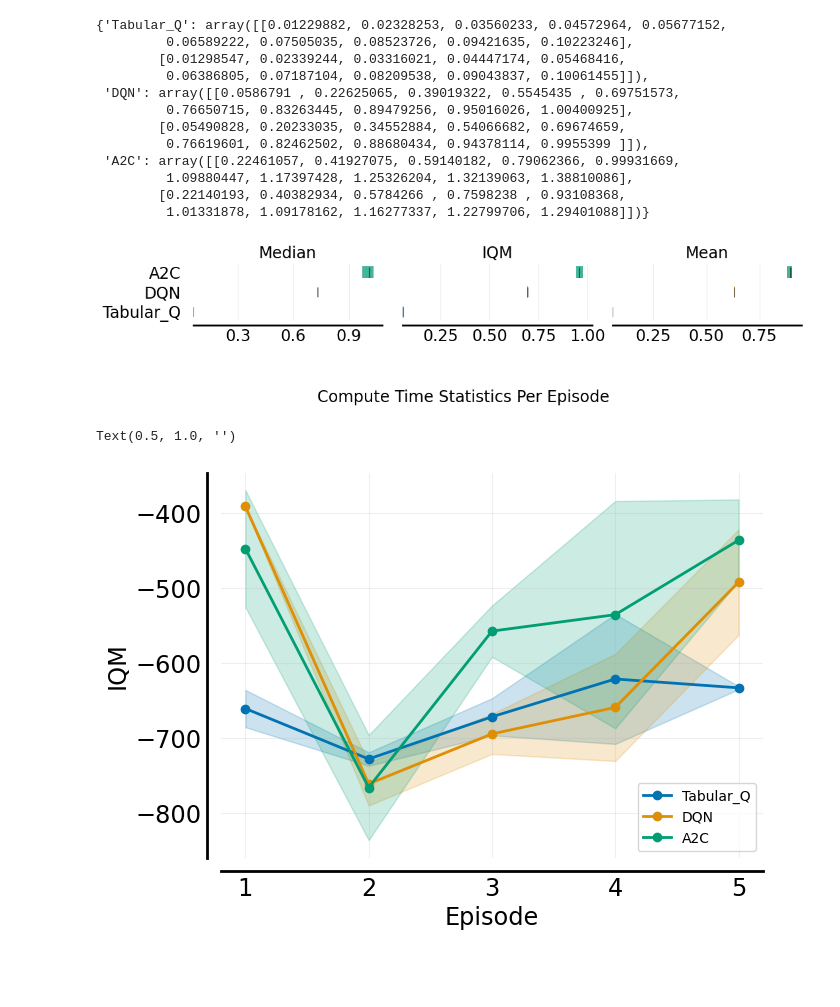
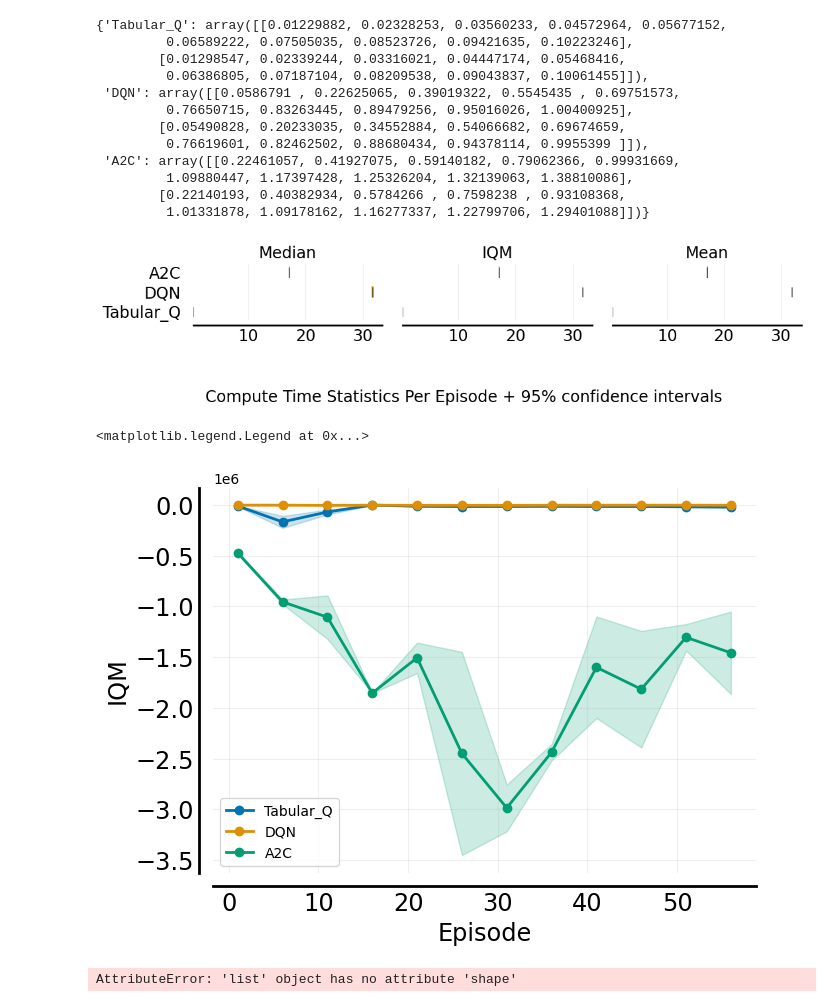
Before and after one commit to iftahtsdaka/iftah-eran-sdmrl, a Jupyter notebook: eran_temp_work/version_2/iftah-project.ipynb, the cells around one changed output. Cells and saved outputs as stored; diff of their text form; code cells hidden in the pictures; blank space fills up the shorter version.

```diff
--- a/eran_temp_work/version_2/iftah-project.ipynb
+++ b/eran_temp_work/version_2/iftah-project.ipynb
@@ -236,5 +65,5 @@ def make_a2c_env():
     return Monitor(env, filename='a2c')
 # %%
-env = make_tabular_env(obs_bins=10, act_bins=5)
-tabular_q_learning(env, total_episodes=100)
+env = make_tabular_env(time_buckets=10, water_buckets=10)
+Q, rewards = tabular_q_learning(env, total_episodes=100)
 # %% [output]
@@ -369,14 +201,16 @@ def run_tabular_q_learning(seed, optimal_params, total_timesteps=5000, n_eval_ep
     Returns: Average reward over evaluation episodes.
     """
     np.random.seed(seed)
-    env = make_tabular_env(obs_bins=optimal_params['obs_bins'], act_bins=optimal_params['act_bins'])
+    env = make_tabular_env(time_buckets=optimal_params['time_buckets'],
+                           water_buckets=optimal_params['water_buckets'],
+                           max_cycles=optimal_params['max_cycles'])
     # Set the environment seed (if supported by your environment)
     env.reset(seed=seed)
 
     # Run our previously defined Q-learning algorithm.
     Q, rewards_all = tabular_q_learning(env,
-                                total_episodes=total_timesteps // 100,
-                                learning_rate=optimal_params['learning_rate'],
+                                total_episodes=total_timesteps // (HOURS_IN_A_WEEK * optimal_params['max_cycles']),
+                                learning_rate=optimal_params['lr'],
                                 gamma=optimal_params['gamma'],
                                 epsilon=optimal_params['epsilon'],
                                 epsilon_decay=optimal_params['epsilon_decay'])
@@ -384,9 +218,11 @@ def run_tabular_q_learning(seed, optimal_params, total_timesteps=5000, n_eval_ep
     # Evaluate the learned Q-table:
     # Here we use a simple evaluation function: run a few episodes with a greedy policy.
     eval_rewards = []
-    num_eval_episodes = n_eval_episodes
-    for _ in range(num_eval_episodes):
-        state, info = env.reset(seed=seed)
+    env = make_tabular_env(time_buckets=optimal_params['time_buckets'],
+                           water_buckets=optimal_params['water_buckets'],
+                           max_cycles=optimal_params['max_cycles'])
+    for _ in range(n_eval_episodes):
+        state, info = env.reset()
         done = False
         truncated = False
         total_reward = 0
@@ -408,7 +244,10 @@ def run_dqn(seed, optimal_params, total_timesteps=5000, n_eval_episodes=5):
     optimal_params: dict with keys such as 'learning_rate', 'gamma', etc.
     Returns: Mean reward over evaluation episodes.
     """
-    env = make_dqn_env(optimal_params['n_bins'])
+    env = make_dqn_env(time_buckets=optimal_params['time_buckets'],
+                       water_buckets=optimal_params['water_buckets'],
+                       max_cycles=optimal_params['max_cycles'])
+
     env.reset(seed=seed)
     model = DQN("MlpPolicy", env,
                 learning_rate=optimal_params['lr'],
@@ -458,7 +297,7 @@ def run_a2c(seed, optimal_params, total_timesteps=5000, n_eval_episodes=5):
 # (2) Run Experiments Across Multiple Seeds for Each Agent
 # ========================================================
 # Define a list of seeds for reproducibility.
-seeds = [0, 1]
+seeds = range(4)
 
 # Assume these optimal hyperparameters have been determined from Step 2.
 optimal_params_tabular = study_tabular.best_trial.params
@@ -488,21 +327,30 @@ for seed in seeds:
     print(f"Running experiment with seed: {seed}")
 
     # Run Tabular Q-learning.
-    reward_tabular, tabular_learning_curve, tabular_training_times, Q, tabular_env = run_tabular_q_learning(seed, optimal_params_tabular, total_timesteps=50000)
+    reward_tabular, tabular_learning_curve, tabular_training_times, Q, tabular_env = run_tabular_q_learning(seed,
+                                                                                                            optimal_params_tabular,
+                                                                                                            total_timesteps=50000,
+                                                                                                            n_eval_episodes=1000)
     results["Tabular_Q"].append(reward_tabular)
     learning_curves['Tabular_Q'].append(np.array(tabular_learning_curve))
     training_times['Tabular_Q'].append(tabular_training_times)
     print(f"Tabular Q-learning (seed {seed}): {reward_tabular}")
 
     # Run DQN.
-    reward_dqn, dqn_learning_curve, dqn_training_times, dqn_model, dqn_env = run_dqn(seed, optimal_params_dqn, total_timesteps=50000)
+    reward_dqn, dqn_learning_curve, dqn_training_times, dqn_model, dqn_env = run_dqn(seed,
+                                                                                     optimal_params_dqn,
+                                                                                     total_timesteps=50000,
+                                                                                     n_eval_episodes=1000)
     results["DQN"].append(reward_dqn)
     learning_curves['DQN'].append(np.array(dqn_learning_curve))
     training_times['DQN'].append(dqn_training_times)
     print(f"DQN (seed {seed}): {reward_dqn}")
 
     # Run A2C.
-    reward_a2c, a2c_learning_curve, a2c_training_times, a2c_model, a2c_env = run_a2c(seed, optimal_params_a2c, total_timesteps=50000)
+    reward_a2c, a2c_learning_curve, a2c_training_times, a2c_model, a2c_env = run_a2c(seed,
+                                                                                     optimal_params_a2c,
+                                                                                     total_timesteps=50000,
+                                                                                     n_eval_episodes=1000)
     results["A2C"].append(reward_a2c)
     learning_curves['A2C'].append(np.array(a2c_learning_curve))
     training_times['A2C'].append(a2c_training_times)
@@ -607,28 +453,34 @@ fig, axes = plot_utils.plot_interval_estimates(
   aggregate_scores, aggregate_score_cis,
   metric_names=['Median', 'IQM', 'Mean'],
   algorithms=list(training_times.keys()),
-  xlabel='Compute Time Statistics Per Episode + 95% confidence intervals',
+  xlabel='Compute Time Statistics In Seconds Per Episode + 95% confidence intervals',
   xlabel_y_coordinate=-1
   )
 # %% [output]
-[figure, old version]
+[figure, new version]
 # %%
 ## IQM learning curves (the IQM for per episode number across different seeds)
-frames = np.arange(0, 5, 1)
+frames = np.arange(0, 60, 5)
 frames_scores_dict = {algorithm: score[:, :, frames] for algorithm, score
                           in learning_curves.items()}
 iqm = lambda scores: np.array([metrics.aggregate_iqm(scores[..., frame])
                                for frame in range(scores.shape[-1])])
 iqm_scores, iqm_cis = rly.get_interval_estimates(
   frames_scores_dict, iqm, reps=50)
 
 
 ax = plot_utils.plot_sample_efficiency_curve(
     frames+1, iqm_scores, iqm_cis, algorithms=algorithms,
     xlabel=r'Episode',
     ylabel='IQM')
 
 ax.legend(loc='best')
 # %% [output]
-Text(0.5, 1.0, '')
+<matplotlib.legend.Legend at 0x...>
-[figure, old version]
+[figure, new version]
+# %%
+import pandas as pd
+print(learning_curves["DQN"].shape)
+learning_curves["A2C"].shape
+# %% [output]
+AttributeError: 'list' object has no attribute 'shape'
```
Also changed, not shown: parts of 12 cells of this notebook, 4 other files.
